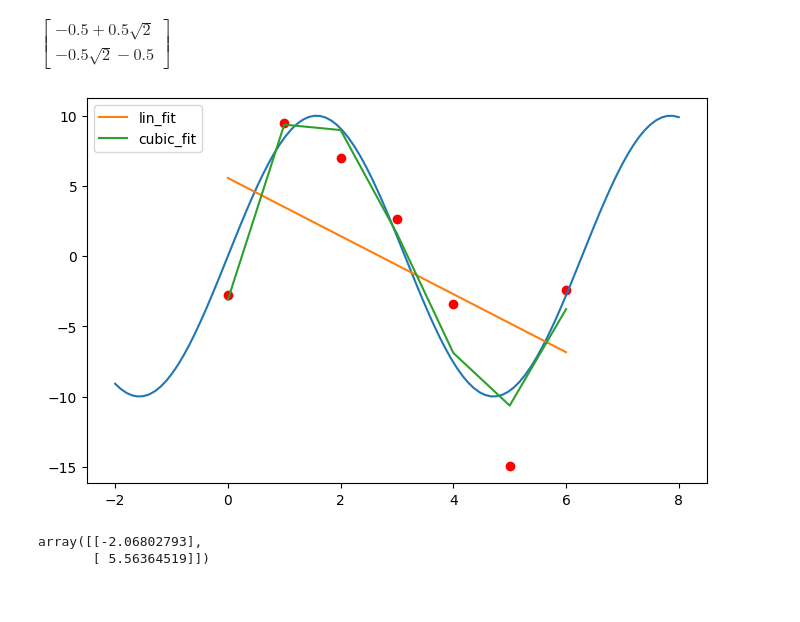
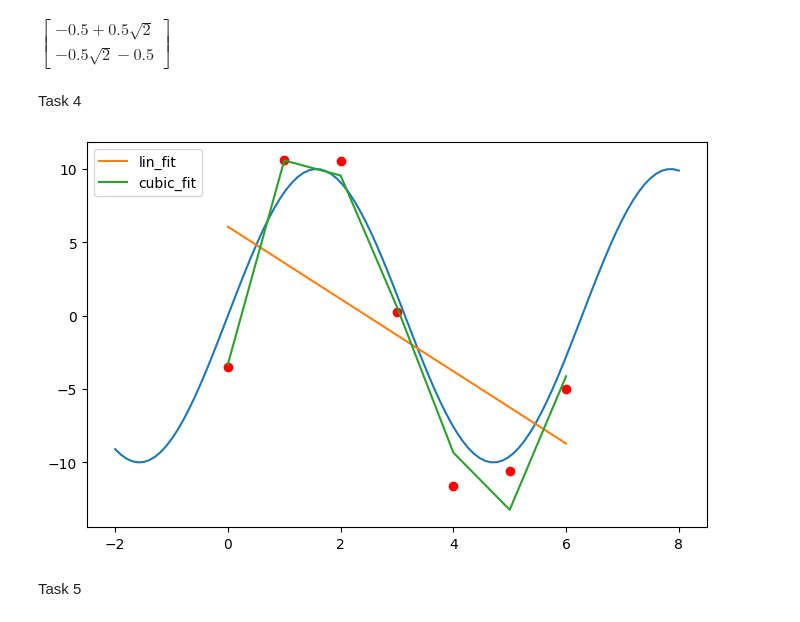
Before and after one commit to VasilyMarkov/Numerical-Methods, a Jupyter notebook: Assignment3.ipynb, the cells around one changed output. Saved outputs shown, nothing was run; the diff lists cells and outputs as text; code cells hidden in the pictures.

Commit message:
Task 5

```diff
--- a/Assignment3.ipynb
+++ b/Assignment3.ipynb
@@ -66,17 +65,18 @@ Task 4
+# %% [markdown]
+Task 4
 # %%
 plt.figure(figsize=(8, 5))
 plt.plot(np.linspace(-2, 8, 100), 10*np.sin(np.linspace(-2, 8, 100)))
 x = np.linspace(0,6,7)
 f = np.array([10*np.sin(i) + np.random.normal(0, 2, 1) for i in x])
 lin_fit = np.polyfit(x, f, 1)
 plt.scatter(x,f, c='r')
 plt.plot(x, lin_fit[0]*x + lin_fit[1], label='lin_fit')
 cubic_fit = np.polyfit(x, f, 3)
 plt.plot(x, cubic_fit[0]*x**3 + cubic_fit[1]*x**2 + cubic_fit[2]*x + cubic_fit[3], label='cubic_fit')
 plt.legend()
 plt.show()
-lin_fit
 # %% [output]
-[figure, old version]
+[figure, new version]
-array([[-2.06802793],
-       [ 5.56364519]])
+# %% [markdown]
+Task 5
```
Also changed, not shown: parts of 9 cells of this notebook.
